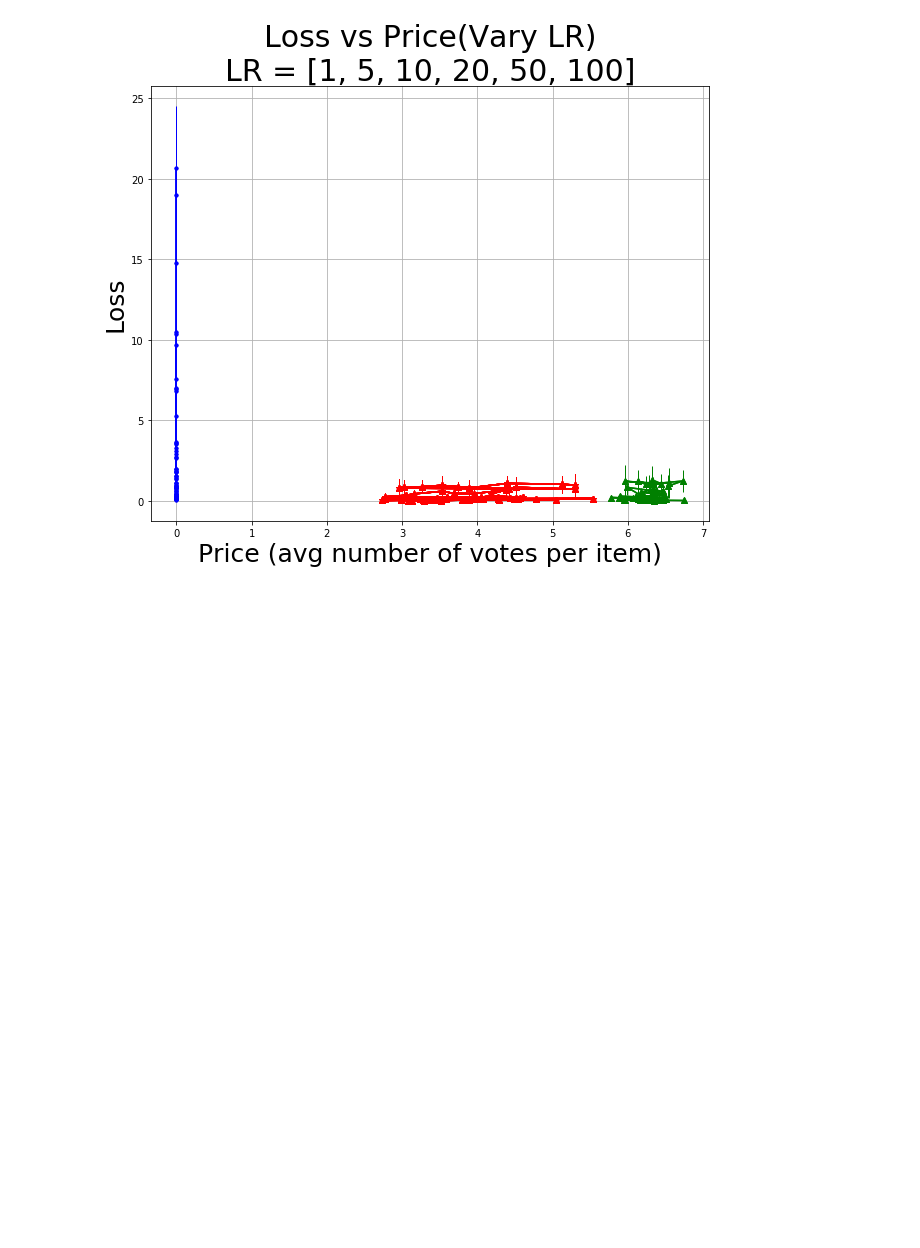
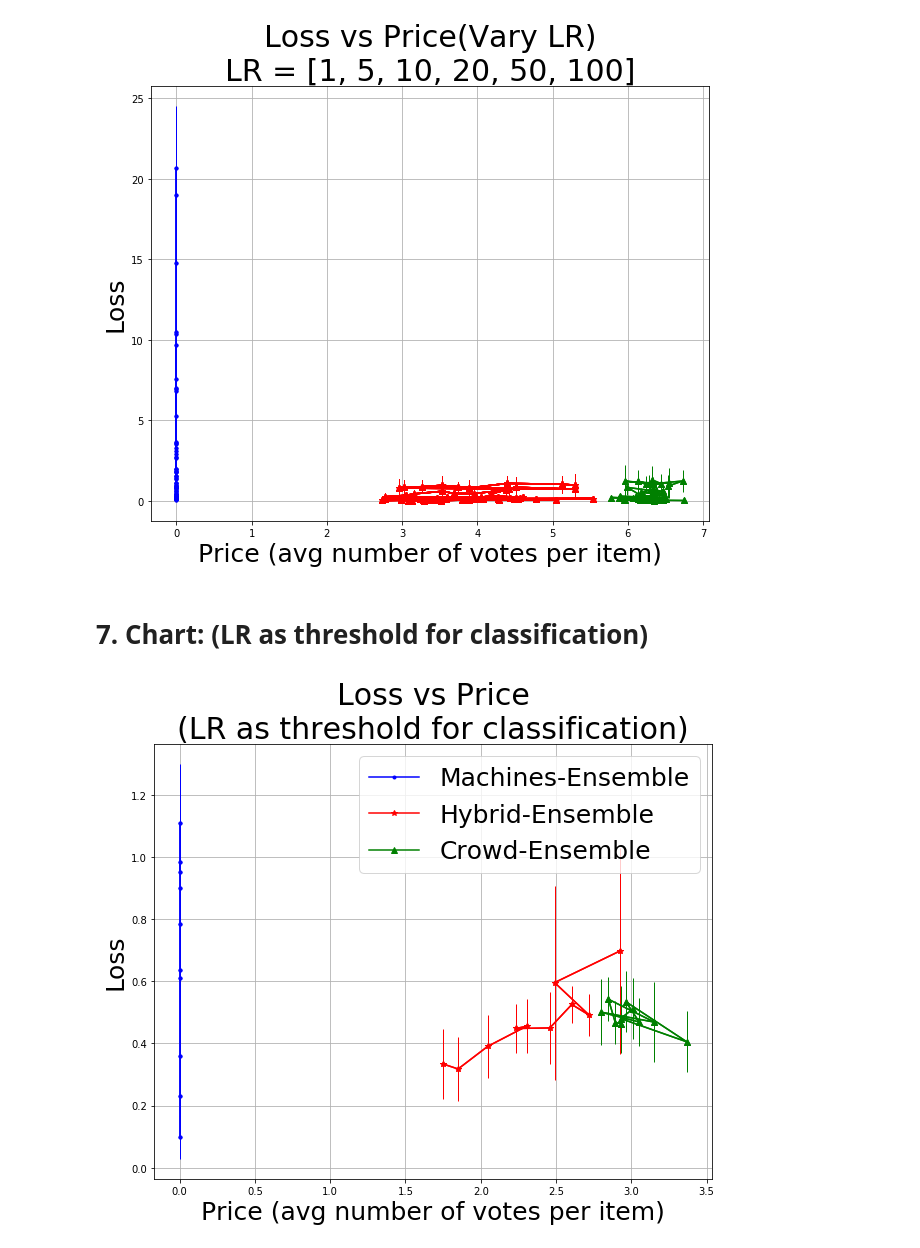
Before and after one commit to bahareharandizade/crowd-machine-collaboration-for-item-screening, a Jupyter notebook: visualisation_scripts/ hybrid_algorithm_evaluation.ipynb, the cells around one changed output. Cells and saved outputs as stored; diff of their text form; code cells hidden in the pictures; blank space fills up the shorter version.

Commit message:
data/chart/ LR as threshold for classification

```diff
--- a/visualisation_scripts/ hybrid_algorithm_evaluation.ipynb
+++ b/visualisation_scripts/ hybrid_algorithm_evaluation.ipynb
@@ -160,3 +160,12 @@ plt.ylabel('Loss', size=25)
 plt.grid()
 # %% [output]
 [figure]
+# %% [markdown]
+# 7. Chart: (LR as threshold for classification)
+# %%
+data = pd.read_csv('../output/data/fig5_lr_as_thrs.csv')
+title = 'Loss vs Price\n(LR as threshold for classification)'
+
+plot_chart(data, title)
+# %% [output]
+[figure, added]
```
Also changed, not shown: 13 other files.
